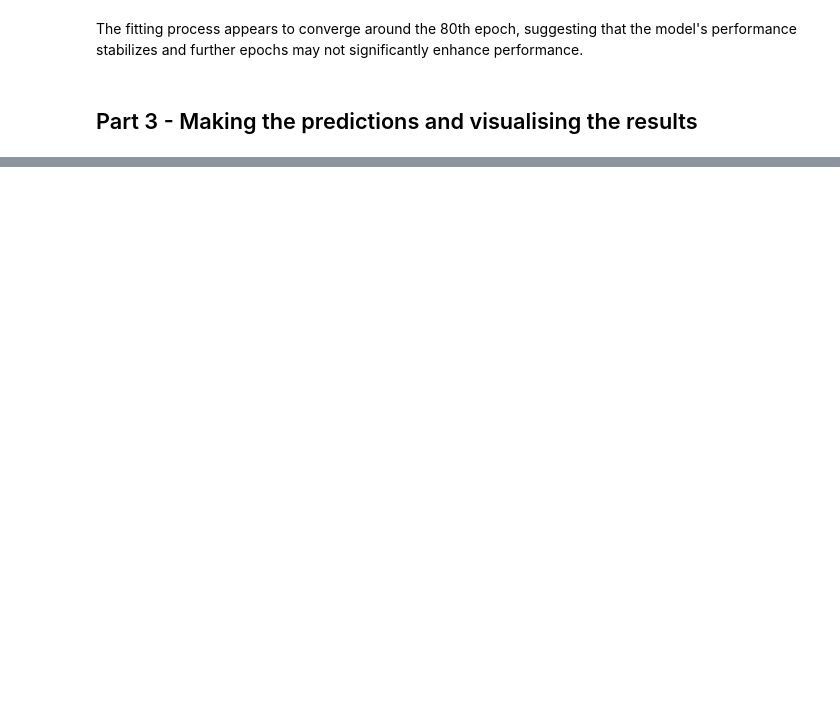
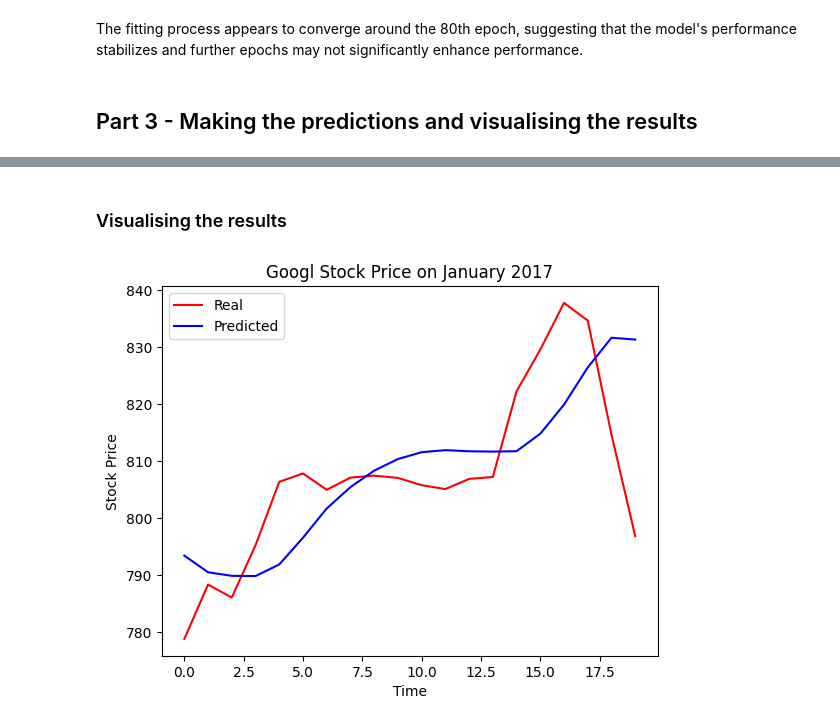
Before and after one commit to Antoine-ValentinCharpentier/GoogleStockPrice, a Jupyter notebook: rnn.ipynb, the cells around one changed output, grey strips where cells are left out. Cells and saved outputs as stored; diff of their text form; code cells hidden in the pictures; blank space fills up the shorter version.

Commit message:
Predicting stock price january 2017

```diff
--- a/rnn.ipynb
+++ b/rnn.ipynb
@@ -202,0 +306,7 @@ The fitting process appears to converge around the 80th epoch, suggesting that t
+# %%
+X_test = []
+
+for i in range(nb_timesteps, nb_timesteps+len(dataset_test)):
+    X_test.append(inputs[i-nb_timesteps:i, 0])
+
+X_test = np.array(X_test)
@@ -202,0 +323,4 @@ The fitting process appears to converge around the 80th epoch, suggesting that t
+# %%
+batch_size, timesteps = X_test.shape
+input_dim = 1
+X_test = np.reshape(X_test, (batch_size, timesteps, input_dim))
@@ -202,0 +347,2 @@ The fitting process appears to converge around the 80th epoch, suggesting that t
+# %%
+predicted_stock_price = regressor.predict(X_test)
@@ -202,0 +376,2 @@ The fitting process appears to converge around the 80th epoch, suggesting that t
+# %%
+predicted_stock_price = scaler.inverse_transform(predicted_stock_price)
@@ -202,0 +401,12 @@ The fitting process appears to converge around the 80th epoch, suggesting that t
+# %% [markdown]
+### Visualising the results
+# %%
+plt.plot(real_stock_price, color="red", label="Real")
+plt.plot(predicted_stock_price, color="blue", label="Predicted")
+plt.title("Googl Stock Price on January 2017")
+plt.xlabel("Time")
+plt.ylabel("Stock Price")
+plt.legend()
+plt.show()
+# %% [output]
+[figure, added]
```
Also changed, not shown: parts of 25 cells of this notebook.
